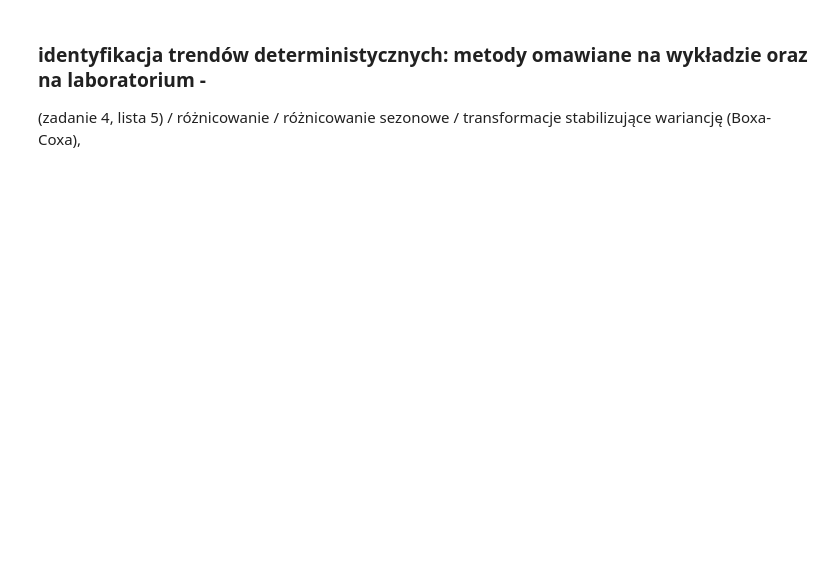
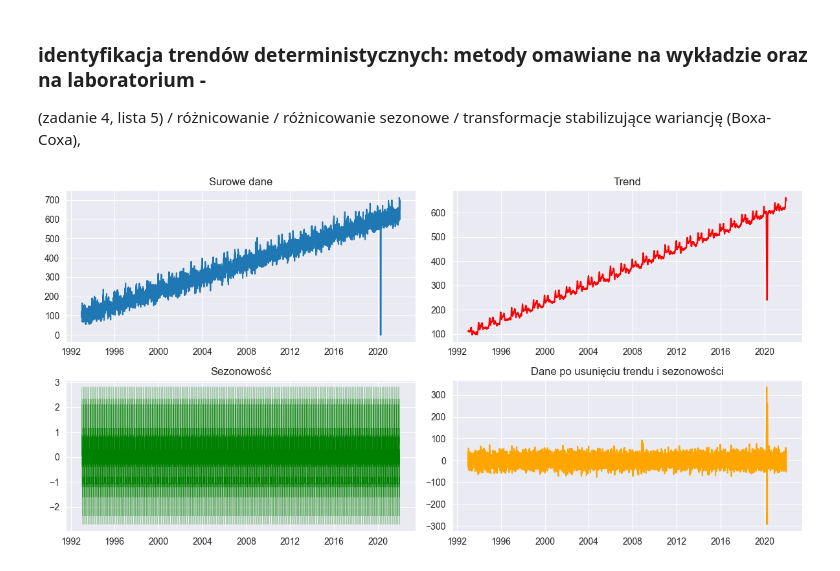
Before and after one commit to AmeliaBieda/Egg_Sales, a Jupyter notebook: raport.ipynb, the cells around one changed output. Saved outputs shown, nothing was run; the diff lists cells and outputs as text; code cells hidden in the pictures; blank space fills up the shorter version.

```diff
--- a/raport.ipynb
+++ b/raport.ipynb
@@ -169,3 +183,34 @@ plt.show()
 ### identyfikacja trendów deterministycznych: metody omawiane na wykładzie oraz na laboratorium -
 (zadanie 4, lista 5) / różnicowanie / różnicowanie sezonowe / transformacje stabilizujące wariancję
 (Boxa-Coxa),
+# %%
+arma_trajectory_with_components = data['Egg Sales']
+time = data['Date']
+decomposition = seasonal_decompose(arma_trajectory_with_components, model='additive', period=30, extrapolate_trend=1)
+
+trend = decomposition.trend
+seasonal = decomposition.seasonal
+residual = decomposition.resid
+
+plt.figure(figsize=(12, 6))
+
+plt.subplot(2, 2, 1)
+plt.plot(time, arma_trajectory_with_components, label='Original')
+plt.title('Surowe dane')
+
+plt.subplot(2, 2, 2)
+plt.plot(time, trend, label='Trend', color='red')
+plt.title('Trend')
+
+plt.subplot(2, 2, 3)
+plt.plot(time, seasonal, label='Seasonal', color='green', lw=0.1)
+plt.title('Sezonowość')
+
+plt.subplot(2, 2, 4)
+plt.plot(time, residual, label='Residual', color='orange')
+plt.title('Dane po usunięciu trendu i sezonowości')
+
+plt.tight_layout()
+plt.show()
+# %% [output]
+[figure, added]
```
Also changed, not shown: parts of 8 cells of this notebook, 1 other file.
